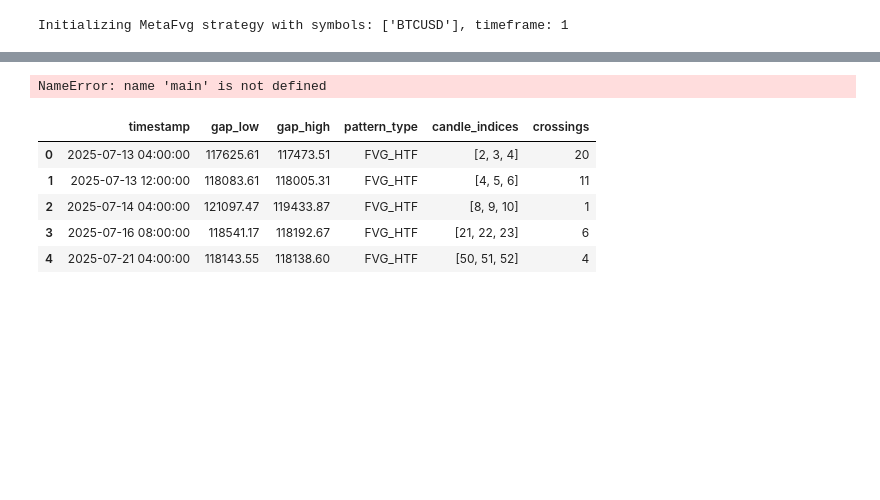
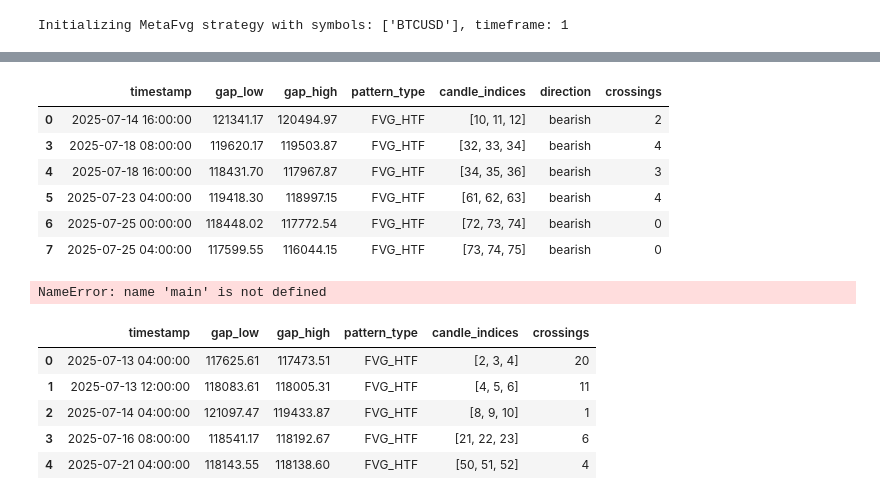
Before and after one commit to IliesElJ/metalib, a Jupyter notebook: metalib/notebooks/nb_metafvg.ipynb, the cells around one changed output, grey strips where cells are left out. Drawn from its saved outputs; the diff is of its cells as text; code cells hidden in the pictures; blank space fills up the shorter version.

Commit message:
Add bearish signals for MetaFVG.

```diff
--- a/metalib/notebooks/nb_metafvg.ipynb
+++ b/metalib/notebooks/nb_metafvg.ipynb
@@ -9,6 +9,7 @@ limit_number_position = 1
 tag = "t_metafvg"
 # %%
 instance = MetaFVG(symbols, timeframe, size_position, tag, limit_number_position)
+instance.debug = True
 # %% [output]
 Initializing MetaFvg strategy with symbols: ['BTCUSD'], timeframe: 1
 # %%
@@ -34,3 +49,13 @@ except Exception as e:
+# %%
+instance.filt_bearish_htf_fvg_patterns
+# %% [output]
+|  | timestamp | gap_low | gap_high | pattern_type | candle_indices | direction | crossings |
+| 0 | 2025-07-14 16:00:00 | 121341.17 | 120494.97 | FVG_HTF | [10, 11, 12] | bearish | 2 |
+| 3 | 2025-07-18 08:00:00 | 119620.17 | 119503.87 | FVG_HTF | [32, 33, 34] | bearish | 4 |
+| 4 | 2025-07-18 16:00:00 | 118431.70 | 117967.87 | FVG_HTF | [34, 35, 36] | bearish | 3 |
+| 5 | 2025-07-23 04:00:00 | 119418.30 | 118997.15 | FVG_HTF | [61, 62, 63] | bearish | 4 |
+| 6 | 2025-07-25 00:00:00 | 118448.02 | 117772.54 | FVG_HTF | [72, 73, 74] | bearish | 0 |
+| 7 | 2025-07-25 04:00:00 | 117599.55 | 116044.15 | FVG_HTF | [73, 74, 75] | bearish | 0 |
 # %%
 main(symbol, tf, lower_band, upper_band, size_position, sl, tp, sens_fvg, limit_number_position, tag)
 # %% [output]
```
Also changed, not shown: parts of 2 cells of this notebook, 2 other files.
